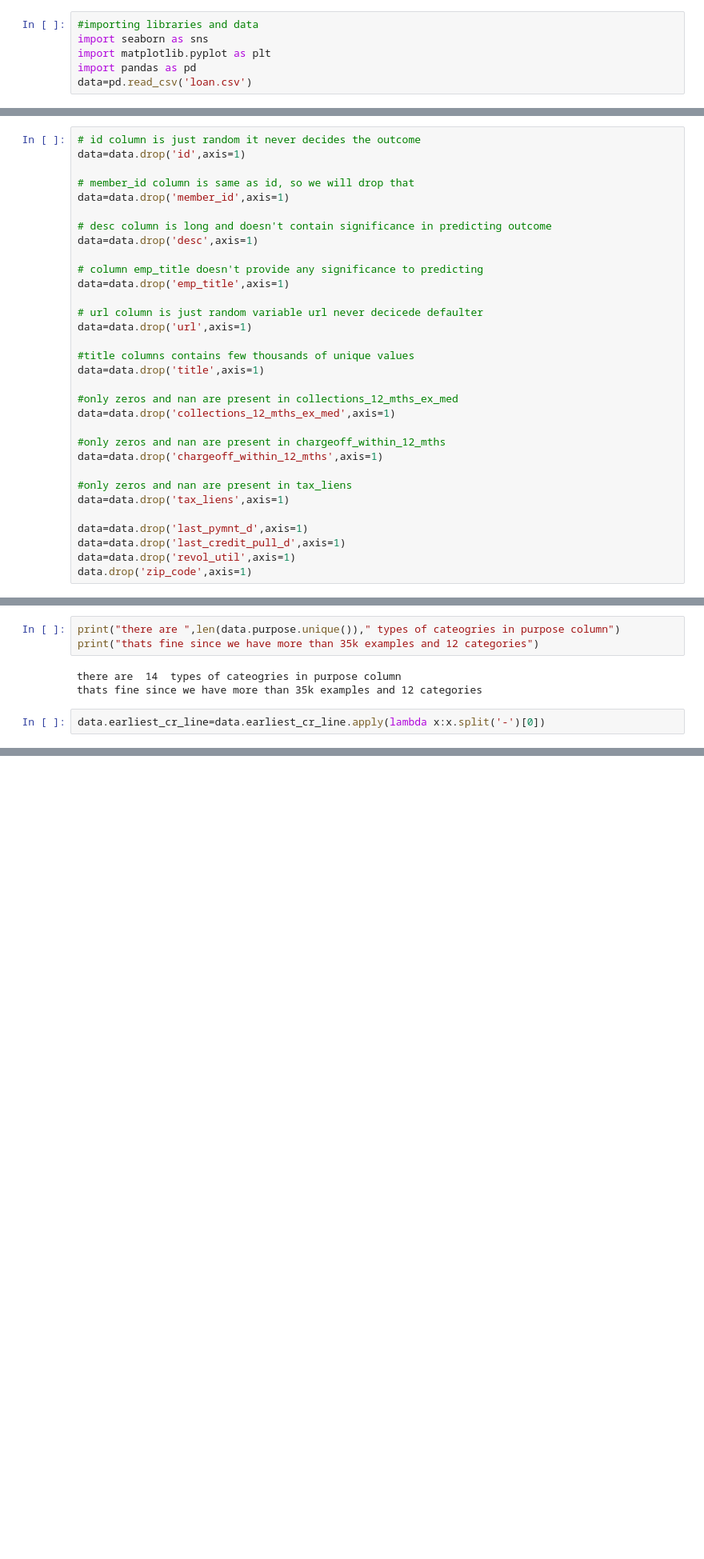
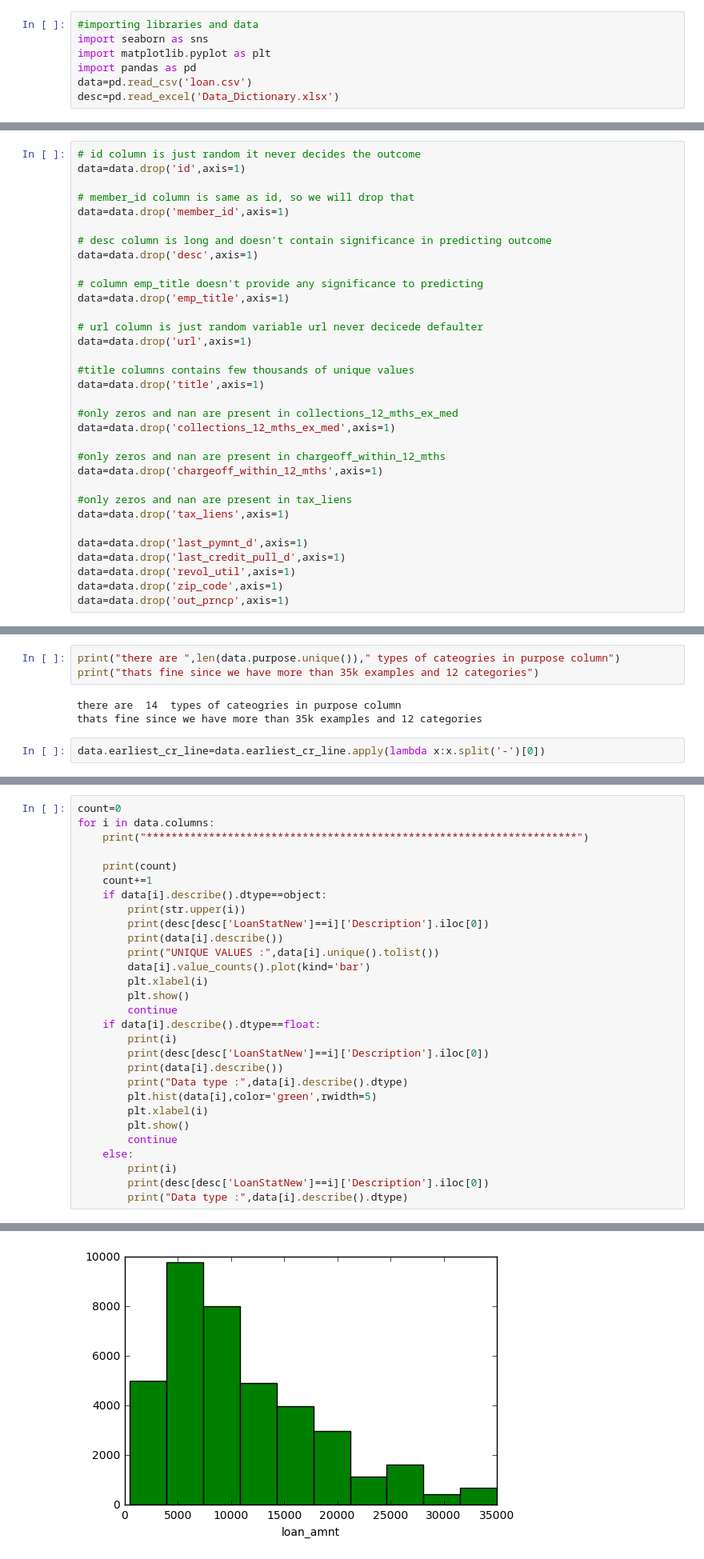
Before and after one commit to jagadeesh-gajula/Lending-club-case-study, a Jupyter notebook: Gajula_jagadeesh.ipynb, the cells around one changed output, grey strips where cells are left out. Shown at 80% size. Drawn from its saved outputs; the diff is of its cells as text; blank space fills up the shorter version.

```diff
--- a/Gajula_jagadeesh.ipynb
+++ b/Gajula_jagadeesh.ipynb
@@ -8,6 +8,7 @@ import seaborn as sns
 import matplotlib.pyplot as plt
 import pandas as pd
 data=pd.read_csv('loan.csv')
+desc=pd.read_excel('Data_Dictionary.xlsx')
 # %% [markdown]
 ## Data Understanding
 # %%
@@ -231,4 +232,5 @@ data=data.drop('tax_liens',axis=1)
 data=data.drop('last_pymnt_d',axis=1)
 data=data.drop('last_credit_pull_d',axis=1)
 data=data.drop('revol_util',axis=1)
-data.drop('zip_code',axis=1)
+data=data.drop('zip_code',axis=1)
+data=data.drop('out_prncp',axis=1)
@@ -375,0 +352,30 @@ data
+# %%
+count=0
+for i in data.columns:
+    print("*********************************************************************")
+
+    print(count)
+    count+=1
+    if data[i].describe().dtype==object:
+        print(str.upper(i))
+        print(desc[desc['LoanStatNew']==i]['Description'].iloc[0])
+        print(data[i].describe())
+        print("UNIQUE VALUES :",data[i].unique().tolist())
+        data[i].value_counts().plot(kind='bar')
+        plt.xlabel(i)
+        plt.show()
+        continue
+    if data[i].describe().dtype==float:
+        print(i)
+        print(desc[desc['LoanStatNew']==i]['Description'].iloc[0])
+        print(data[i].describe())
+        print("Data type :",data[i].describe().dtype)
+        plt.hist(data[i],color='green',rwidth=5)
+        plt.xlabel(i)
+        plt.show()
+        continue
+    else:
+        print(i)
+        print(desc[desc['LoanStatNew']==i]['Description'].iloc[0])
+        print("Data type :",data[i].describe().dtype)
+# %% [output]
@@ -375,0 +396 @@ data
+[figure, added]
```
Also changed, not shown: parts of 19 cells of this notebook, 3 other files.
